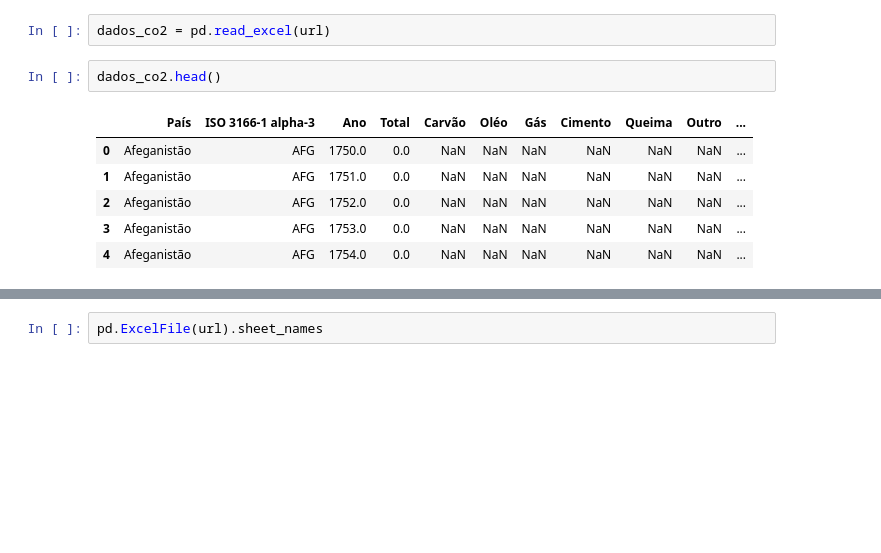
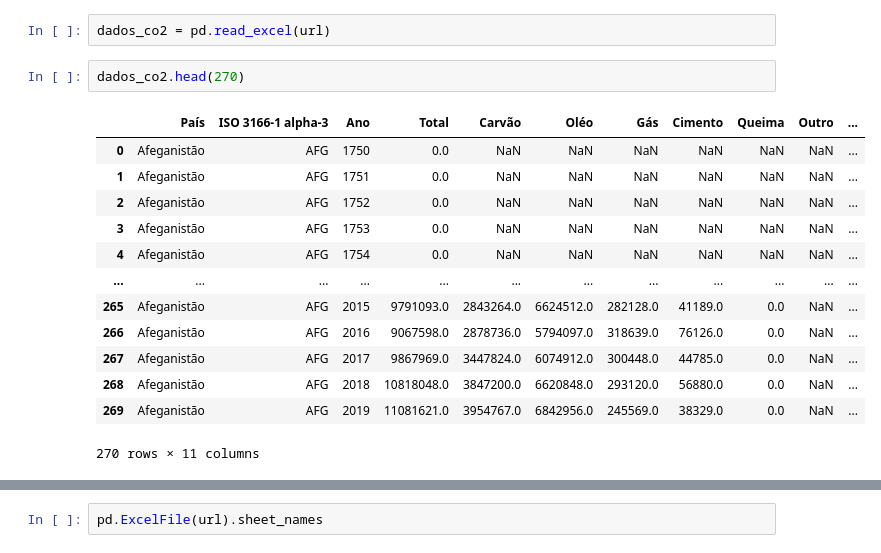
Before and after one commit to Martinsbrandao/Python_Data_science, a Jupyter notebook: Pandas_IO_diferentes_formatos_de_arquivos/codigo----.ipynb, the cells around one changed output, grey strips where cells are left out. Saved outputs shown, nothing was run; the diff lists cells and outputs as text; blank space fills up the shorter version.

```diff
--- a/Pandas_IO_diferentes_formatos_de_arquivos/codigo----.ipynb
+++ b/Pandas_IO_diferentes_formatos_de_arquivos/codigo----.ipynb
@@ -156,11 +170,18 @@ url = 'https://github.com/alura-cursos/Pandas/blob/main/emissoes_CO2.xlsx?raw=Tr
 # %%
 dados_co2 = pd.read_excel(url)
 # %%
-dados_co2.head()
+dados_co2.head(270)
 # %% [output]
 |  | País | ISO 3166-1 alpha-3 | Ano | Total | Carvão | Oléo | Gás | Cimento | Queima | Outro | ... |
-| 0 | Afeganistão | AFG | 1750.0 | 0.0 | NaN | NaN | NaN | NaN | NaN | NaN | ... |
-| 1 | Afeganistão | AFG | 1751.0 | 0.0 | NaN | NaN | NaN | NaN | NaN | NaN | ... |
-| 2 | Afeganistão | AFG | 1752.0 | 0.0 | NaN | NaN | NaN | NaN | NaN | NaN | ... |
-| 3 | Afeganistão | AFG | 1753.0 | 0.0 | NaN | NaN | NaN | NaN | NaN | NaN | ... |
-| 4 | Afeganistão | AFG | 1754.0 | 0.0 | NaN | NaN | NaN | NaN | NaN | NaN | ... |
+| 0 | Afeganistão | AFG | 1750 | 0.0 | NaN | NaN | NaN | NaN | NaN | NaN | ... |
+| 1 | Afeganistão | AFG | 1751 | 0.0 | NaN | NaN | NaN | NaN | NaN | NaN | ... |
+| 2 | Afeganistão | AFG | 1752 | 0.0 | NaN | NaN | NaN | NaN | NaN | NaN | ... |
+| 3 | Afeganistão | AFG | 1753 | 0.0 | NaN | NaN | NaN | NaN | NaN | NaN | ... |
+| 4 | Afeganistão | AFG | 1754 | 0.0 | NaN | NaN | NaN | NaN | NaN | NaN | ... |
+| ... | ... | ... | ... | ... | ... | ... | ... | ... | ... | ... | ... |
+| 265 | Afeganistão | AFG | 2015 | 9791093.0 | 2843264.0 | 6624512.0 | 282128.0 | 41189.0 | 0.0 | NaN | ... |
+| 266 | Afeganistão | AFG | 2016 | 9067598.0 | 2878736.0 | 5794097.0 | 318639.0 | 76126.0 | 0.0 | NaN | ... |
+| 267 | Afeganistão | AFG | 2017 | 9867969.0 | 3447824.0 | 6074912.0 | 300448.0 | 44785.0 | 0.0 | NaN | ... |
+| 268 | Afeganistão | AFG | 2018 | 10818048.0 | 3847200.0 | 6620848.0 | 293120.0 | 56880.0 | 0.0 | NaN | ... |
+| 269 | Afeganistão | AFG | 2019 | 11081621.0 | 3954767.0 | 6842956.0 | 245569.0 | 38329.0 | 0.0 | NaN | ... |
+270 rows × 11 columns
```
Also changed, not shown: parts of 29 cells of this notebook.
